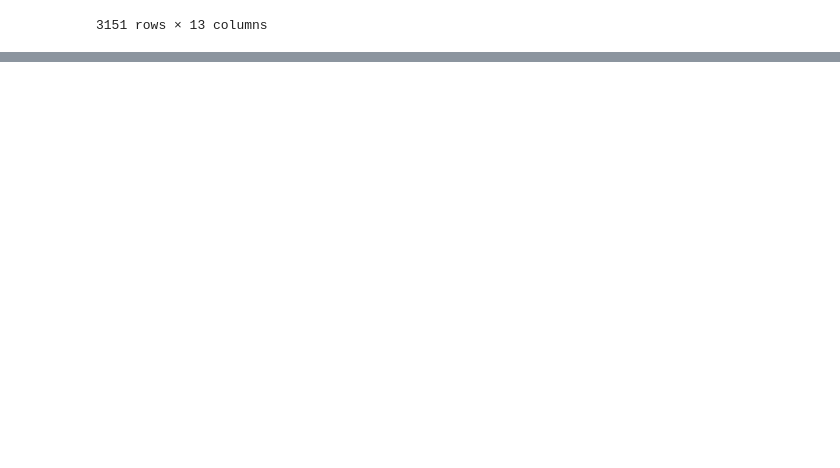
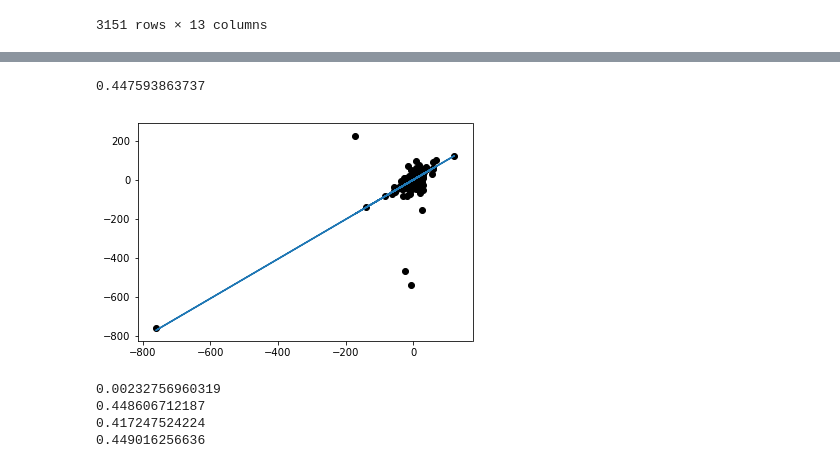
Before and after one commit to joyceccy/InfluentialInvestmentPrediction, a Jupyter notebook: RanSac.ipynb, the cells around one changed output, grey strips where cells are left out. Cells and saved outputs as stored; diff of their text form; code cells hidden in the pictures; blank space fills up the shorter version.

```diff
--- a/RanSac.ipynb
+++ b/RanSac.ipynb
@@ -105,0 +107,10 @@ print(ransac.estimator_.coef_)
+# %%
+y2 = X['0814price']-X['0214price']
+x2 = pd.DataFrame()
+x2['0214-0514pchng'] = X['0514price']- X['0214price']
+
+x2['0214sp'] = sp['0214']
+x2['0514sp'] = sp['0514']
+
+
+x2
@@ -105,0 +136,42 @@ print(ransac.estimator_.coef_)
+# %%
+
+# Robustly fit linear model with RANSAC algorithm
+ransac = linear_model.RANSACRegressor()
+ransac.fit(x2, y2)
+inlier_mask = ransac.inlier_mask_
+outlier_mask = np.logical_not(inlier_mask)
+
+
+y2_pred = ransac.predict(x2)
+print(metrics.r2_score(y2,y2_pred))
+
+
+plt.plot(x2['0214-0514pchng'], y2_pred)
+plt.scatter(x2['0214-0514pchng'],y2, color = "black")
+plt.show()
+# %% [output]
+0.447593863737
+[figure, added]
+# %%
+for j in range(1,5):
+    n_components = j
+    p1 = PCA(n_components = j, copy =True)
+    p1.fit(x1)
+    x3 =pd.DataFrame(p1.transform(x1), columns=['PCA%i' % i for i in range(n_components)], index=x1.index)
+
+
+
+    ransac = linear_model.RANSACRegressor()
+    ransac.fit(x3, y1)
+    inlier_mask = ransac.inlier_mask_
+    outlier_mask = np.logical_not(inlier_mask)
+
+
+    y3_pred = ransac.predict(x3)
+    printf("With %k ")
+    print(metrics.r2_score(y1,y3_pred))
+# %% [output]
+0.00232756960319
+0.448606712187
+0.417247524224
+0.449016256636
```
Also changed, not shown: parts of 5 cells of this notebook, 2 other files.
